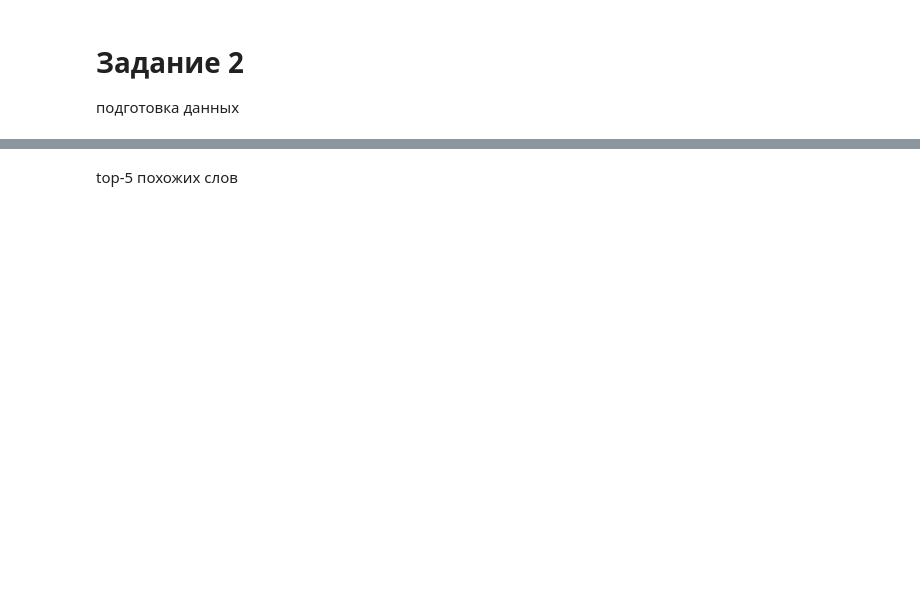
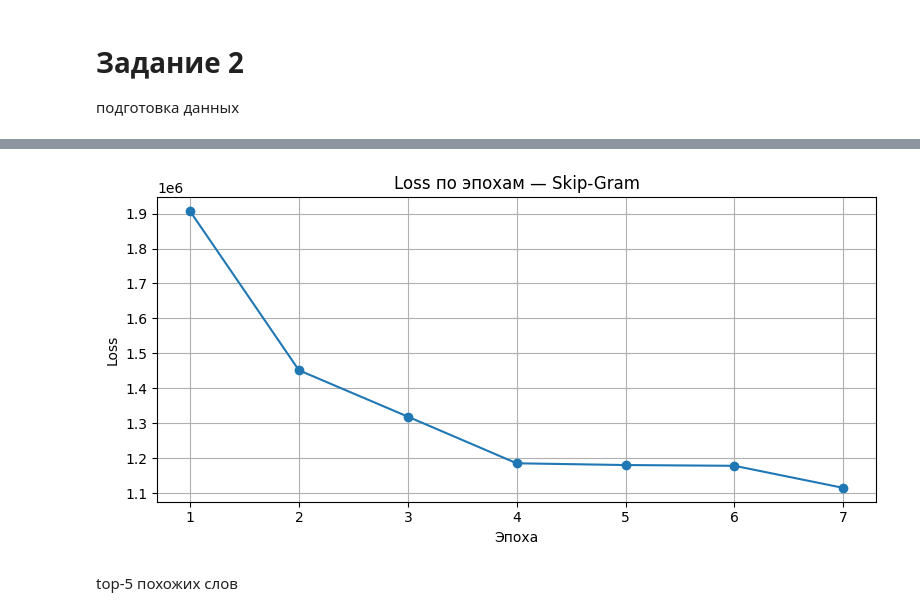
Before and after one commit to XXXXXX1X1/PAC, a Jupyter notebook: 4_semestr/5_Lab/main.ipynb, the cells around one changed output, grey strips where cells are left out. Drawn from its saved outputs; the diff is of its cells as text; code cells hidden in the pictures; blank space fills up the shorter version.

```diff
--- a/4_semestr/5_Lab/main.ipynb
+++ b/4_semestr/5_Lab/main.ipynb
@@ -121,3 +120,16 @@ Skip-Gram обучена
+# %%
+skip_epochs = list(range(1, len(skip_logger.losses) + 1))
+
+plt.figure(figsize=(8, 4))
+plt.plot(skip_epochs, skip_logger.losses, marker="o")
+plt.title("Loss по эпохам — Skip-Gram")
+plt.xlabel("Эпоха")
+plt.ylabel("Loss")
+plt.grid(True)
+plt.tight_layout()
+plt.show()
+# %% [output]
+[figure, added]
 # %% [markdown]
 top-5 похожих слов
 # %%
```
Also changed, not shown: parts of 9 cells of this notebook.
